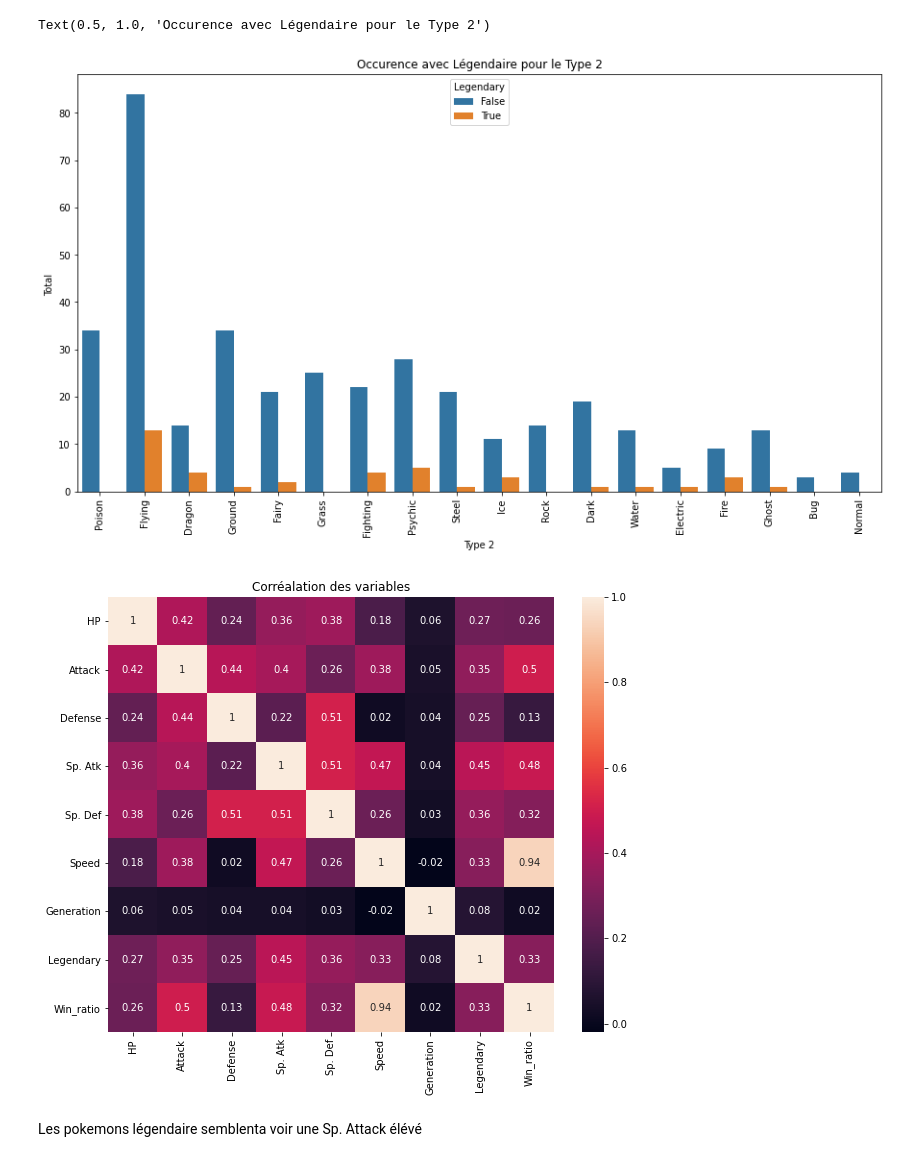
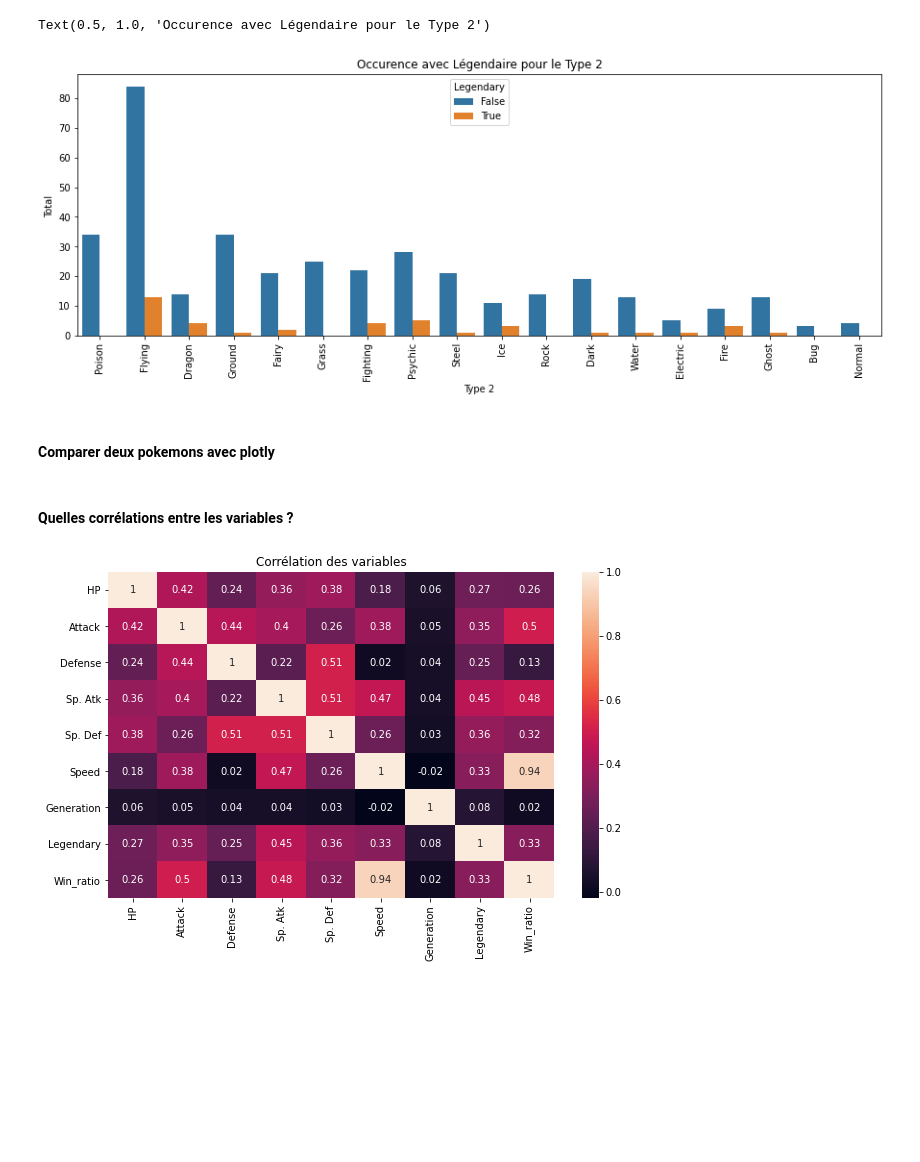
Before and after one commit to kenzabenjelloun/pokemon-challenge, a Jupyter notebook: submissions/starting-kit/simple_vis.ipynb, the cells around one changed output. Drawn from its saved outputs; the diff is of its cells as text; code cells hidden in the pictures; blank space fills up the shorter version.

```diff
--- a/submissions/starting-kit/simple_vis.ipynb
+++ b/submissions/starting-kit/simple_vis.ipynb
@@ -7,6 +7,6 @@ import matplotlib.pyplot as plt
 %matplotlib inline
 # %%
 path = '../../data/train/full_train_data.csv'
-df = pd.read_csv(path)
+df = pd.read_csv(path).set_index('#')
 df.head()
 # %% [output]
@@ -30,11 +35,13 @@ Text(0.5, 1.0, 'Occurence avec Légendaire pour le Type 1')
 # %%
-plt.figure(figsize=(15, 8))
+plt.figure(figsize=(15, 5))
 ax = sns.countplot(x="Type 2", hue="Legendary", data=df)
 
 plt.xticks(rotation= 90)
 plt.xlabel('Type 2')
 plt.ylabel('Total ')
 plt.title("Occurence avec Légendaire pour le Type 2")
 # %% [output]
 Text(0.5, 1.0, 'Occurence avec Légendaire pour le Type 2')
-[figure, old version]
+[figure, new version]
+# %% [markdown]
+#### Comparer deux pokemons avec  plotly
@@ -41,13 +88,13 @@ Text(0.5, 1.0, 'Occurence avec Légendaire pour le Type 2')
+# %% [markdown]
+#### Quelles corrélations entre les variables ?
 # %%
 # Carte de corrélation
-plt.figure(figsize=(10, 8))
-plt.title('Corréalation des variables')
+plt.figure(figsize=(10, 6))
+plt.title('Corrélation des variables')
 
 
-matrix = df.drop(columns=['#']).corr().round(2)
+matrix = df.corr().round(2)
 sns.heatmap(matrix, annot=True)
 plt.show()
 # %% [output]
-[figure, old version]
+[figure, new version]
-# %% [markdown]
-Les pokemons légendaire semblenta voir une Sp. Attack élévé
```
Also changed, not shown: parts of 34 cells of this notebook.
